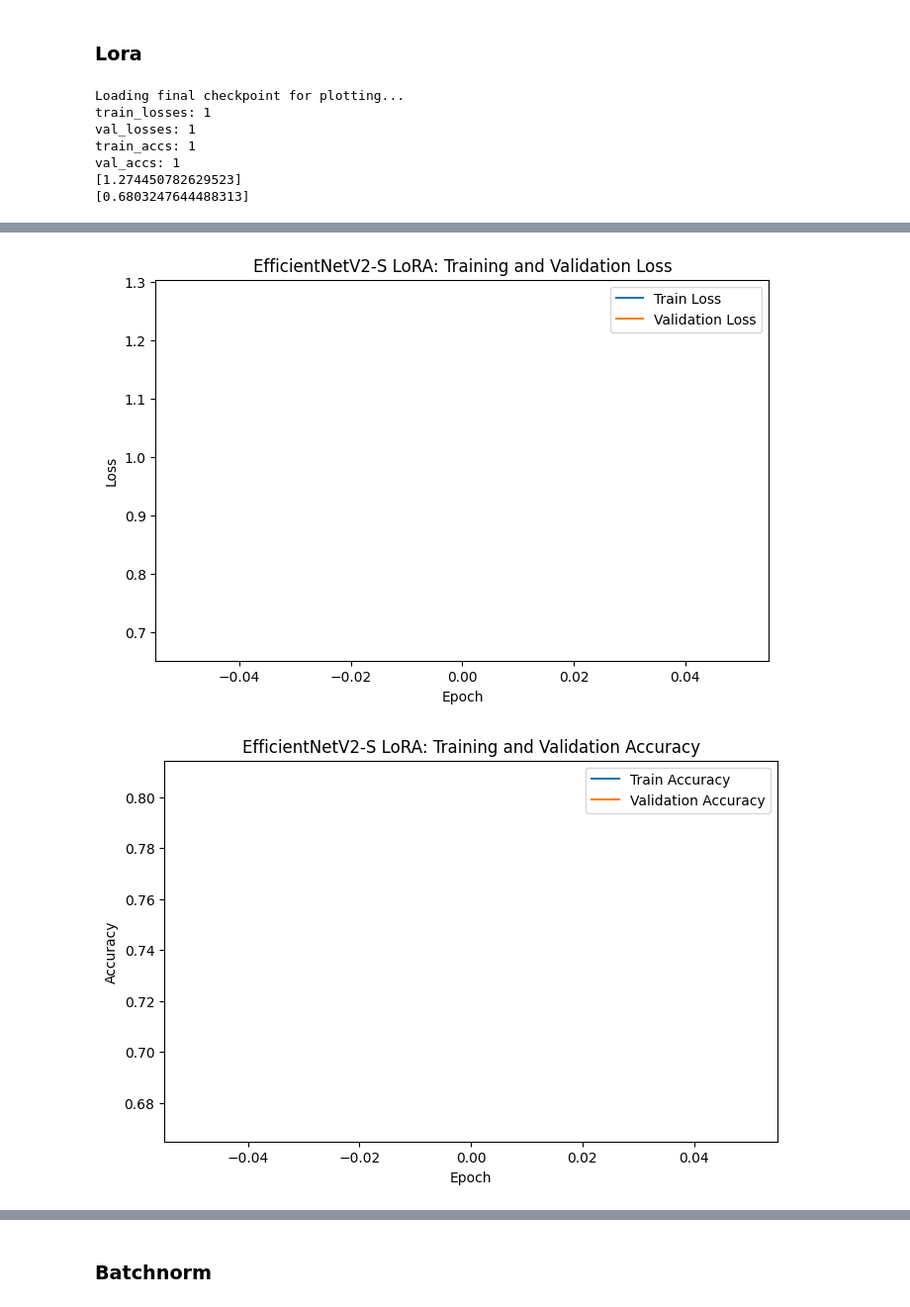
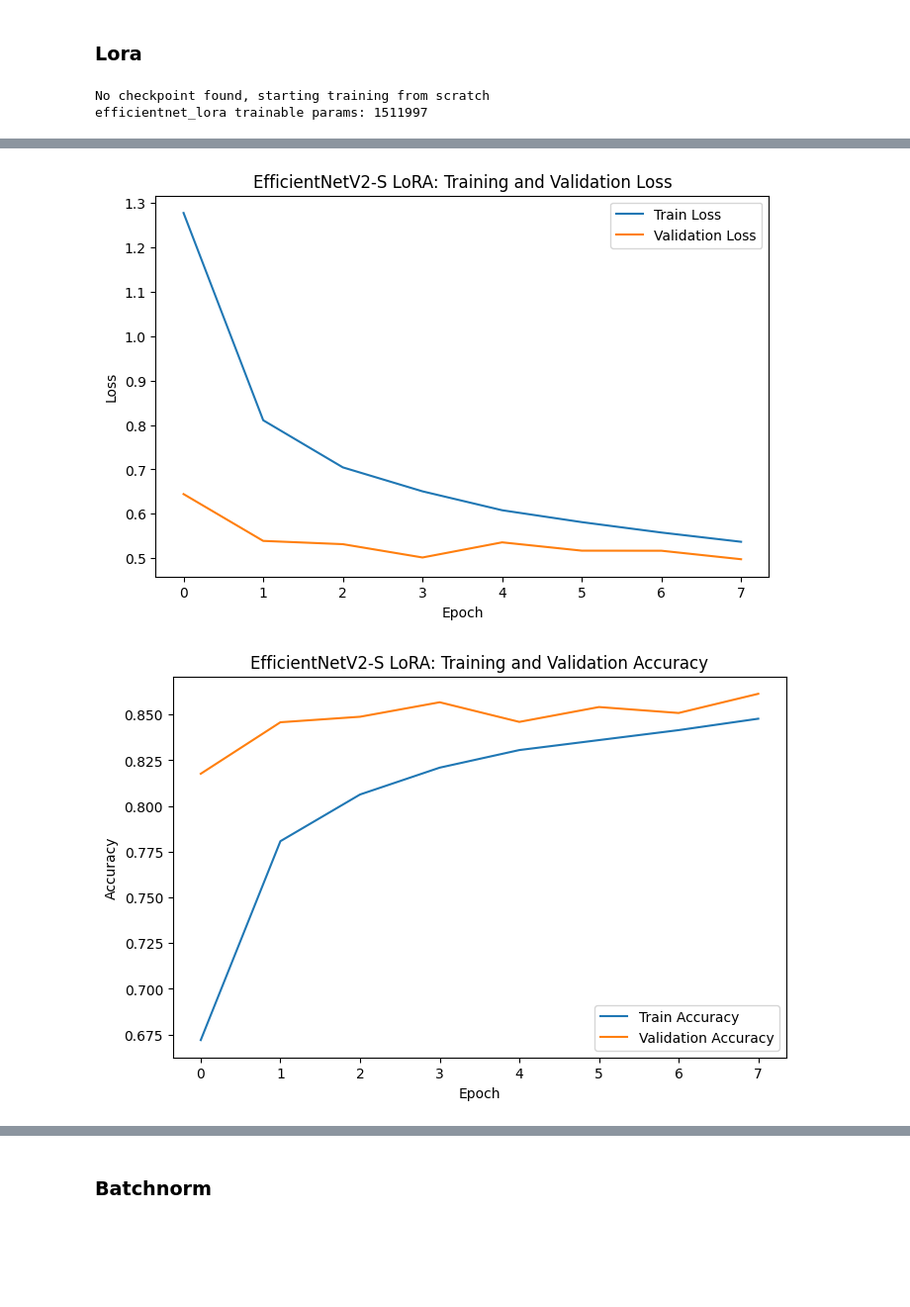
Before and after one commit to phanguy30/food_classification, a Jupyter notebook: training_script.ipynb, the cells around one changed output, grey strips where cells are left out. Shown at 99% size. Drawn from its saved outputs; the diff is of its cells as text; code cells hidden in the pictures; blank space fills up the shorter version.

```diff
--- a/training_script.ipynb
+++ b/training_script.ipynb
@@ -1237,7 +1316,7 @@ model = build_efficientnet_v2_s_lora(num_classes=101, r=8, alpha=16)
 
 model, train_losses, val_losses, train_accs, val_accs = run_training(
     model=model,
-    model_name="efficientnet_v2_s_lora",
+    model_name="efficientnet_lora",
     train_dataloader=train_dataloader,
     val_dataloader=val_dataloader,
     epochs=8,
@@ -1251,10 +1330,5 @@ print(train_losses)
 print(val_losses)
 plot_results(train_losses, val_losses, train_accs, val_accs, "EfficientNetV2-S LoRA")
 # %% [output]
-Loading final checkpoint for plotting...
-train_losses: 1
-val_losses: 1
-train_accs: 1
-val_accs: 1
-[1.274450782629523]
-[0.6803247644488313]
+No checkpoint found, starting training from scratch
+efficientnet_lora trainable params: 1511997
@@ -1261,2 +1350,2 @@ val_accs: 1
-[figure, old version]
+[figure, new version]
-[figure, old version]
+[figure, new version]
```
Also changed, not shown: parts of 5 cells of this notebook, 3 other files.
